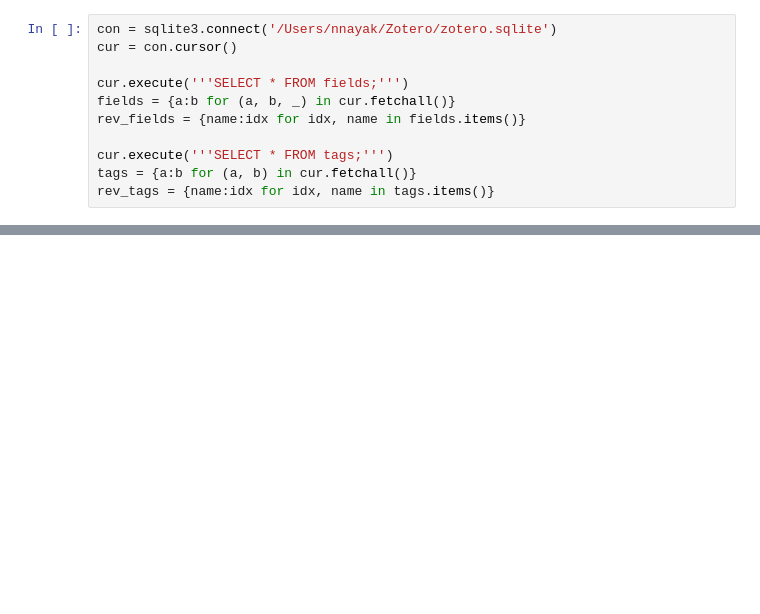
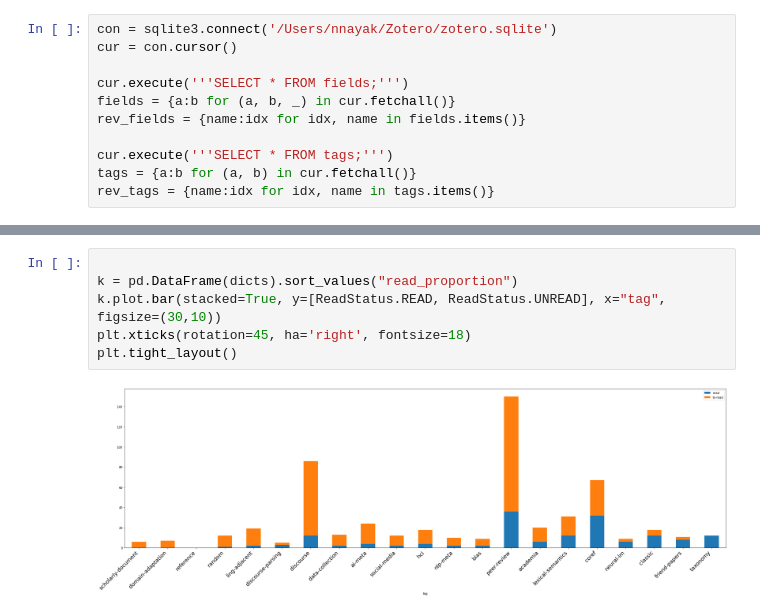
Before and after one commit to nnkennard/zotero-analysis, a Jupyter notebook: Zotero analysis.ipynb, the cells around one changed output, grey strips where cells are left out. Cells and saved outputs as stored; diff of their text form; blank space fills up the shorter version.

```diff
--- a/Zotero analysis.ipynb
+++ b/Zotero analysis.ipynb
@@ -121,0 +182,8 @@ for month in tqdm.tqdm(list(sorted(papers_by_month.keys()))):
+# %%
+
+k = pd.DataFrame(dicts).sort_values("read_proportion")
+k.plot.bar(stacked=True, y=[ReadStatus.READ, ReadStatus.UNREAD], x="tag", figsize=(30,10))
+plt.xticks(rotation=45, ha='right', fontsize=18)
+plt.tight_layout()
+# %% [output]
+[figure, added]
```
Also changed, not shown: parts of 11 cells of this notebook, 22 other files.
